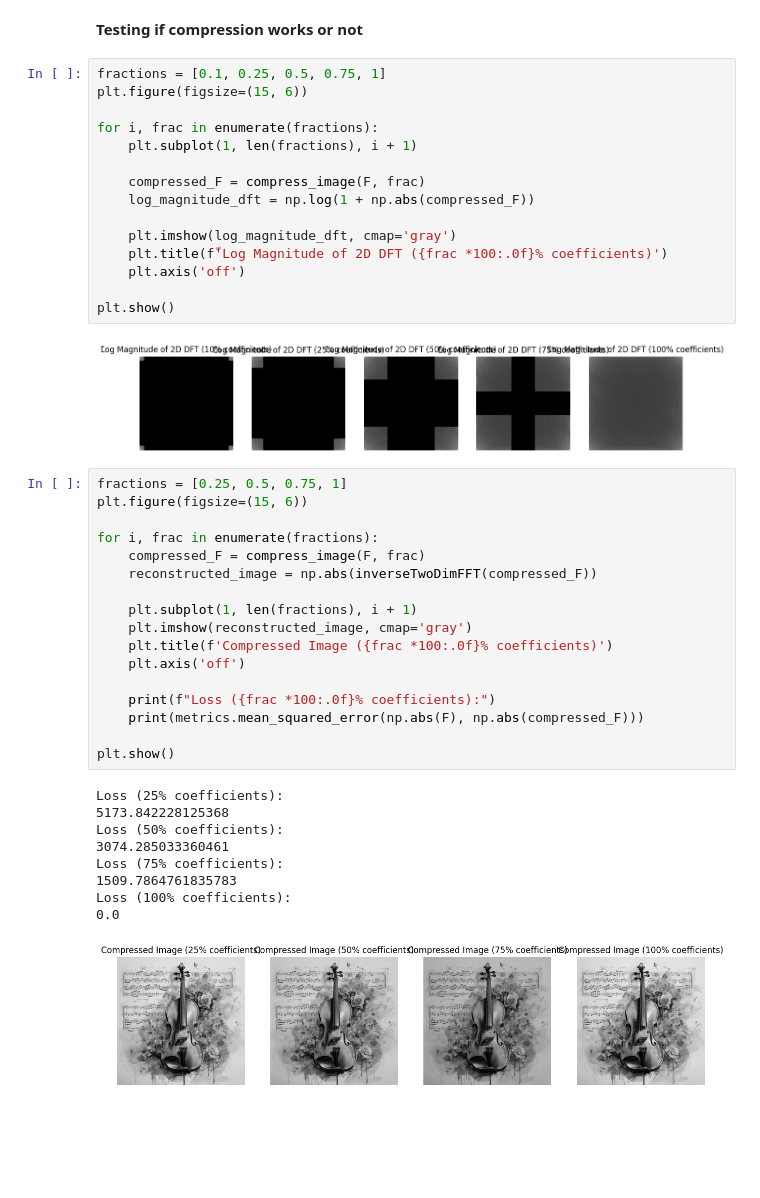
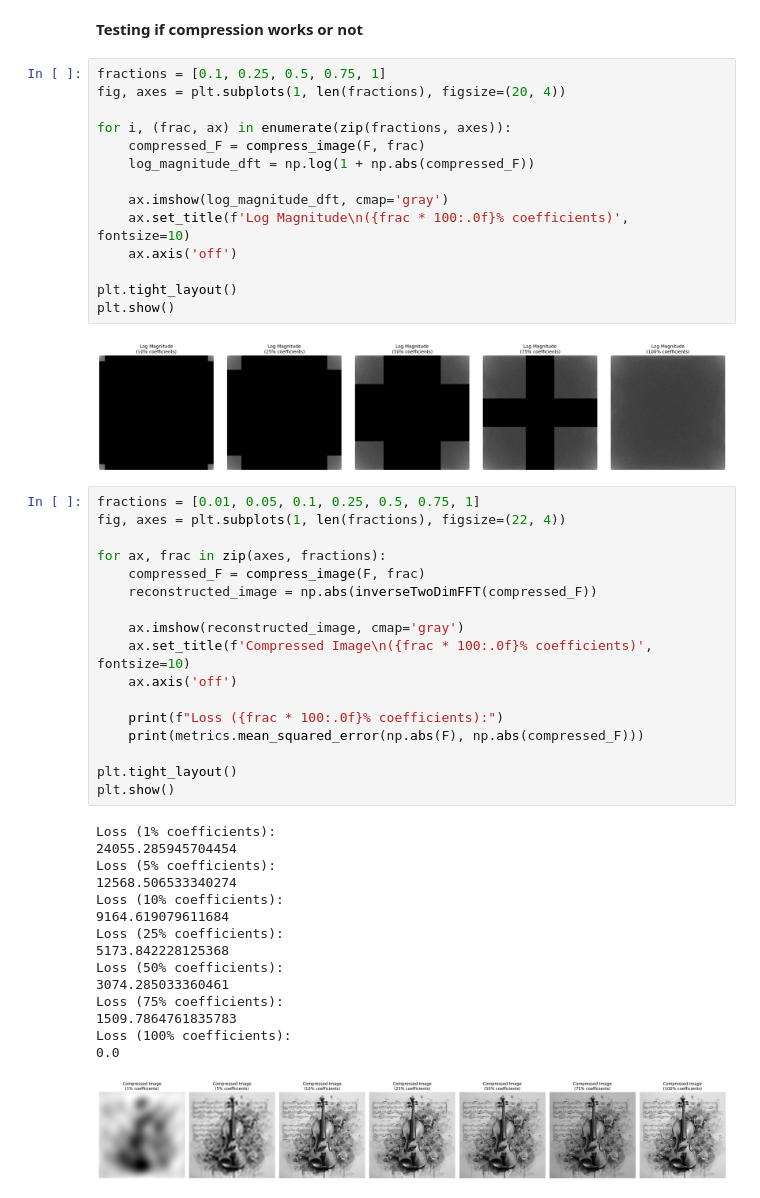
Before and after one commit to Mghzz/Face_Recognition, a Jupyter notebook: fft_image_compression.ipynb, the cells around one changed output. Saved outputs shown, nothing was run; the diff lists cells and outputs as text; blank space fills up the shorter version.

Commit message:
Adding lower fractions and correcting the figure and subplot

```diff
--- a/fft_image_compression.ipynb
+++ b/fft_image_compression.ipynb
@@ -127,39 +127,44 @@ def compress_image(F, fraction):
 **Testing if compression works or not**
 # %%
 fractions = [0.1, 0.25, 0.5, 0.75, 1]
-plt.figure(figsize=(15, 6))
+fig, axes = plt.subplots(1, len(fractions), figsize=(20, 4))
 
-for i, frac in enumerate(fractions):
-    plt.subplot(1, len(fractions), i + 1)
-
+for i, (frac, ax) in enumerate(zip(fractions, axes)):
     compressed_F = compress_image(F, frac)
     log_magnitude_dft = np.log(1 + np.abs(compressed_F))
 
-    plt.imshow(log_magnitude_dft, cmap='gray')
-    plt.title(f'ّLog Magnitude of 2D DFT ({frac *100:.0f}% coefficients)')
-    plt.axis('off')
+    ax.imshow(log_magnitude_dft, cmap='gray')
+    ax.set_title(f'Log Magnitude\n({frac * 100:.0f}% coefficients)', fontsize=10)
+    ax.axis('off')
 
+plt.tight_layout()
 plt.show()
 # %% [output]
-[figure, old version]
+[figure, new version]
 # %%
-fractions = [0.25, 0.5, 0.75, 1]
-plt.figure(figsize=(15, 6))
+fractions = [0.01, 0.05, 0.1, 0.25, 0.5, 0.75, 1]
+fig, axes = plt.subplots(1, len(fractions), figsize=(22, 4))
 
-for i, frac in enumerate(fractions):
+for ax, frac in zip(axes, fractions):
     compressed_F = compress_image(F, frac)
     reconstructed_image = np.abs(inverseTwoDimFFT(compressed_F))
 
-    plt.subplot(1, len(fractions), i + 1)
-    plt.imshow(reconstructed_image, cmap='gray')
-    plt.title(f'Compressed Image ({frac *100:.0f}% coefficients)')
-    plt.axis('off')
+    ax.imshow(reconstructed_image, cmap='gray')
+    ax.set_title(f'Compressed Image\n({frac * 100:.0f}% coefficients)', fontsize=10)
+    ax.axis('off')
 
-    print(f"Loss ({frac *100:.0f}% coefficients):")
+    print(f"Loss ({frac * 100:.0f}% coefficients):")
     print(metrics.mean_squared_error(np.abs(F), np.abs(compressed_F)))
 
+plt.tight_layout()
 plt.show()
 # %% [output]
+Loss (1% coefficients):
+24055.285945704454
+Loss (5% coefficients):
+12568.506533340274
+Loss (10% coefficients):
+9164.619079611684
 Loss (25% coefficients):
 5173.842228125368
 Loss (50% coefficients):
@@ -168,4 +173,4 @@ Loss (75% coefficients):
 1509.7864761835783
 Loss (100% coefficients):
 0.0
-[figure, old version]
+[figure, new version]
```
